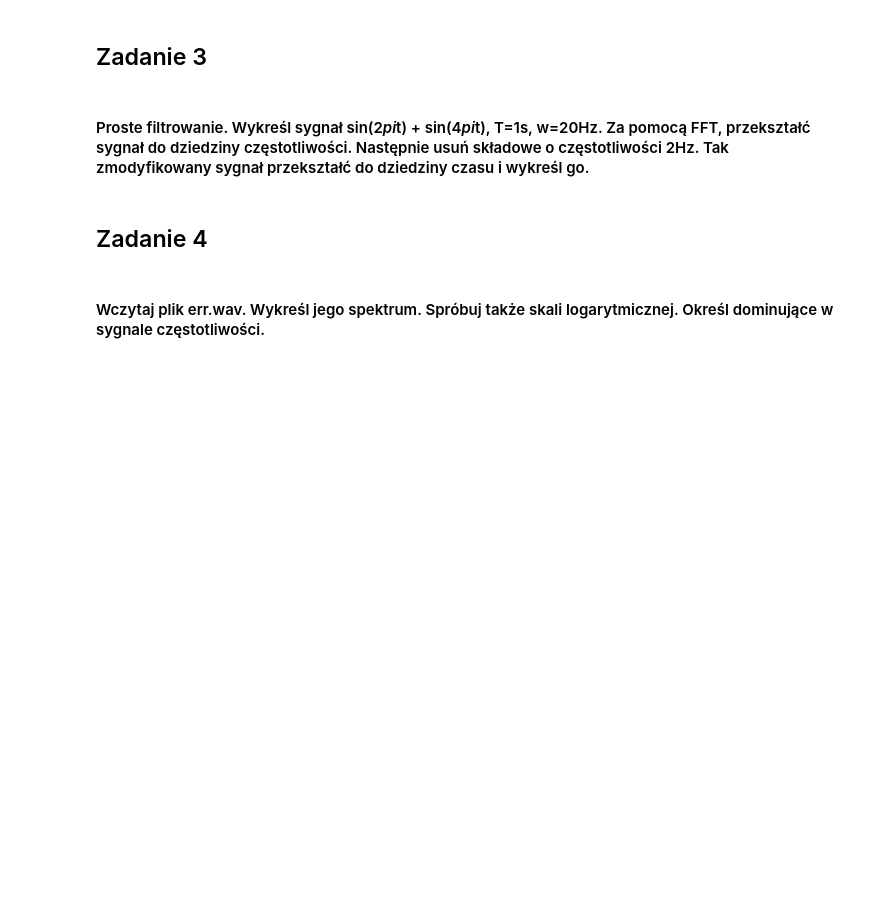
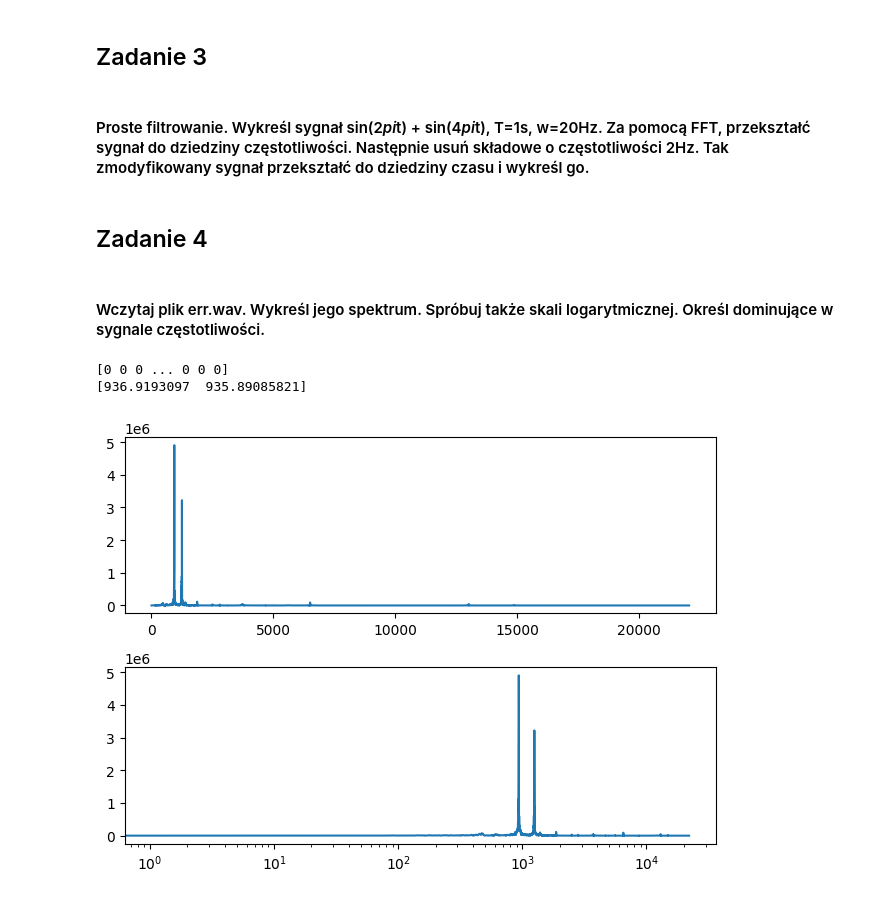
Before and after one commit to AleksandraGorska02/kck, a Jupyter notebook: zadanie_3_zajecia/signals.ipynb, the cells around one changed output. Drawn from its saved outputs; the diff is of its cells as text; code cells hidden in the pictures; blank space fills up the shorter version.

```diff
--- a/zadanie_3_zajecia/signals.ipynb
+++ b/zadanie_3_zajecia/signals.ipynb
@@ -195,3 +195,42 @@ plt.show()
 ## Zadanie 4
 # %% [markdown]
 #### Wczytaj plik err.wav. Wykreśl jego spektrum. Spróbuj także skali logarytmicznej. Określ dominujące w sygnale częstotliwości.
+# %%
+import matplotlib.pyplot as plt
+import numpy as np
+import scipy
+
+
+file_path = './err.wav'
+
+
+sr,signal1 = scipy.io.wavfile.read(file_path, mmap=False)
+
+signal1=signal1[:,1]
+print(signal1)
+
+fft_result = fft.rfft(signal1)
+fft_result = abs(fft_result)
+
+fft_freqs = fft.rfftfreq(len(signal1), 1/sr)
+
+# print freqs corresponding to two highest values in fft_result
+print(fft_freqs[np.argsort(fft_result)[-2:]])
+#subplot
+plt.subplot(211)
+
+
+plt. plot(fft_freqs,fft_result)
+
+plt.subplot(212)
+plt. plot(fft_freqs,fft_result)
+plt.xscale('log')
+
+
+
+plt.tight_layout()
+plt.show()
+# %% [output]
+[0 0 0 ... 0 0 0]
+[936.9193097  935.89085821]
+[figure, added]
```
